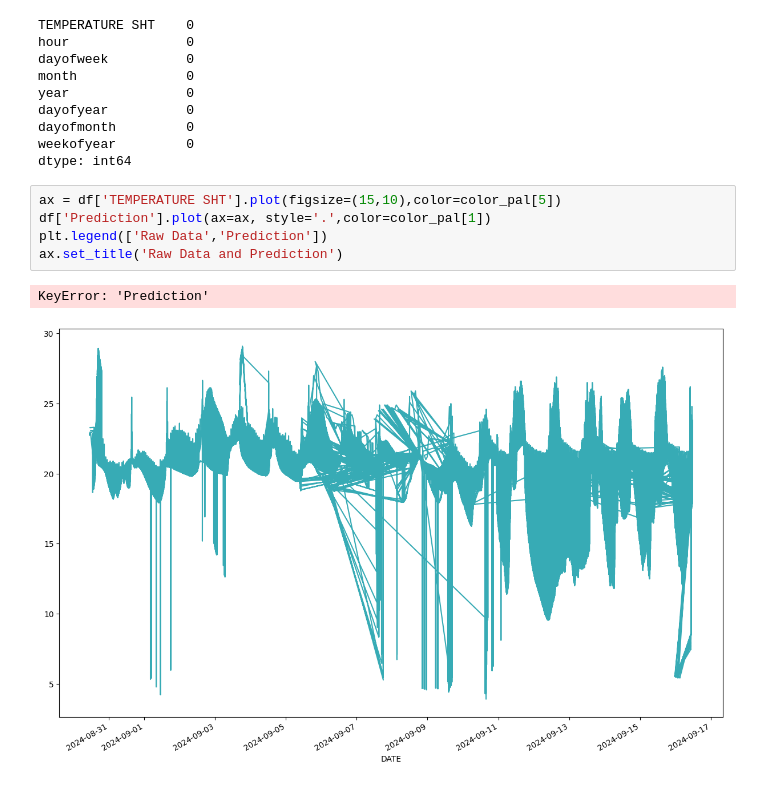
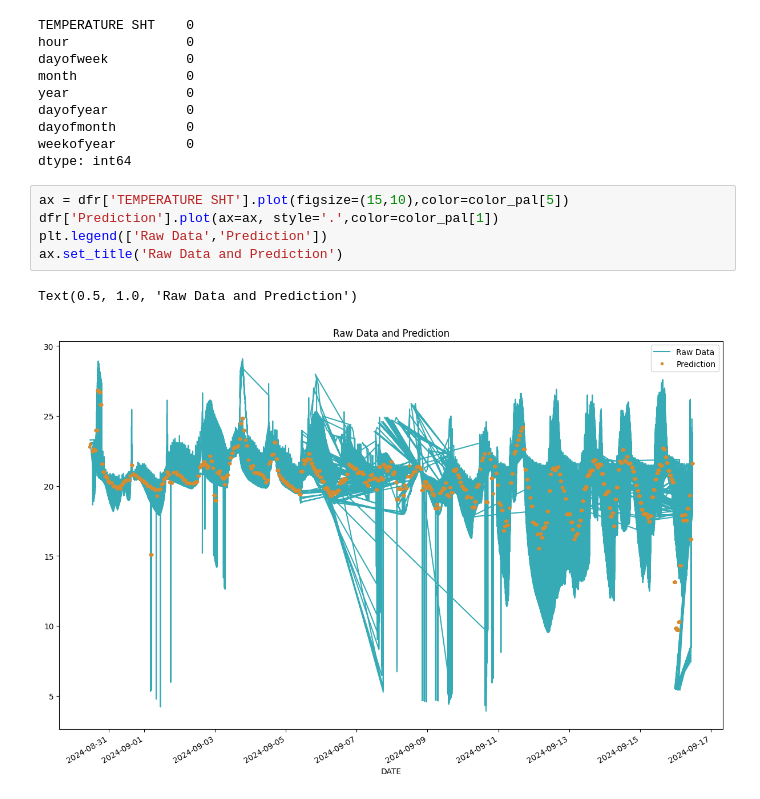
Before and after one commit to Winfry/Upande, a Jupyter notebook: tesst.ipynb, the cells around one changed output. Drawn from its saved outputs; the diff is of its cells as text.

Commit message:
PowerPredictionKe

```diff
--- a/tesst.ipynb
+++ b/tesst.ipynb
@@ -271,10 +271,10 @@ dayofmonth         0
 weekofyear         0
 dtype: int64
 # %%
-ax = df['TEMPERATURE SHT'].plot(figsize=(15,10),color=color_pal[5])
-df['Prediction'].plot(ax=ax, style='.',color=color_pal[1])
+ax = dfr['TEMPERATURE SHT'].plot(figsize=(15,10),color=color_pal[5])
+dfr['Prediction'].plot(ax=ax, style='.',color=color_pal[1])
 plt.legend(['Raw Data','Prediction'])
 ax.set_title('Raw Data and Prediction')
 # %% [output]
-KeyError: 'Prediction'
+Text(0.5, 1.0, 'Raw Data and Prediction')
-[figure, old version]
+[figure, new version]
```
